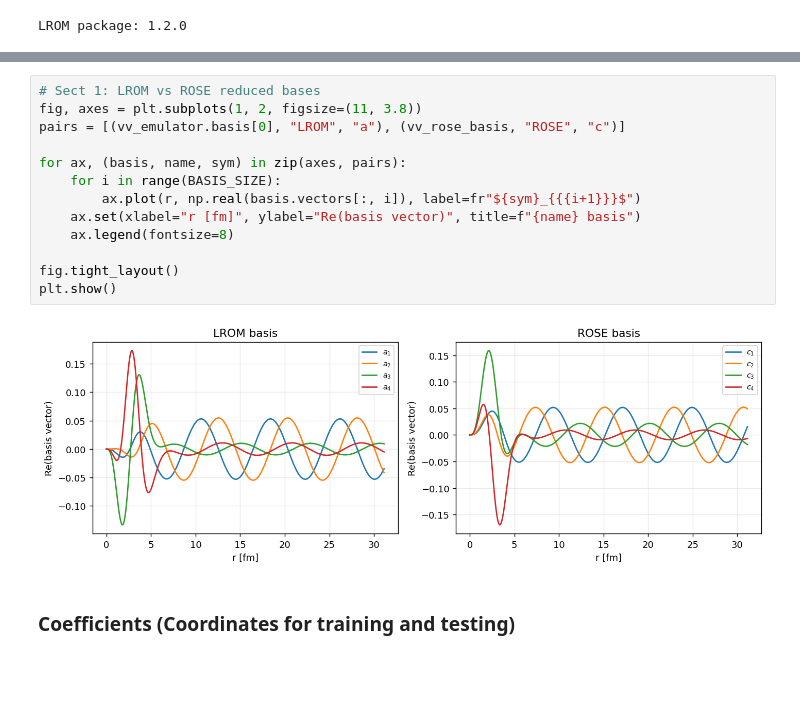
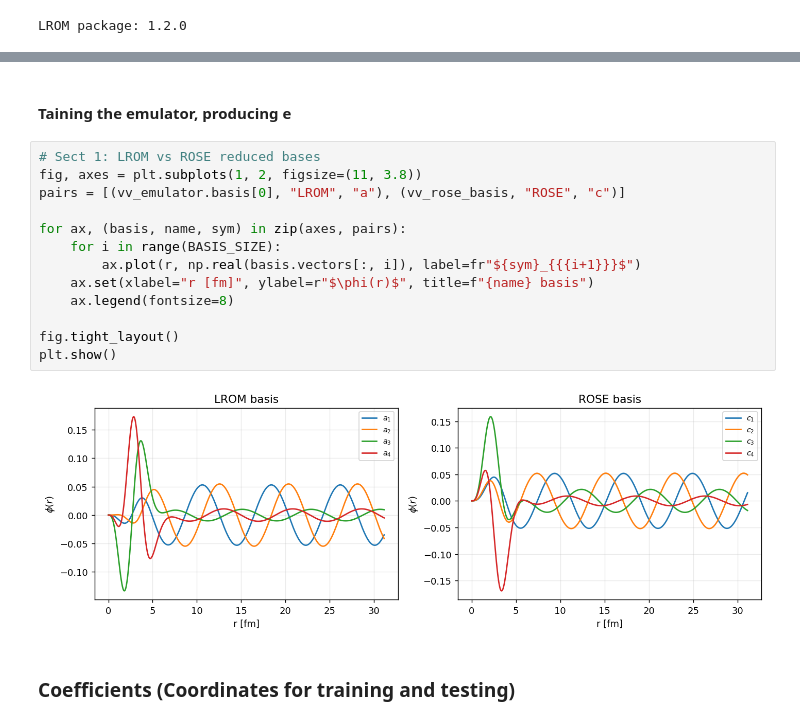
Before and after one commit to nitrogen5052/Learning-Reduced-Order-Models, a Jupyter notebook: notebooks/01_rbm_vs_lrom_single_wavefunction.ipynb, the cells around one changed output, grey strips where cells are left out. Drawn from its saved outputs; the diff is of its cells as text; blank space fills up the shorter version.

```diff
--- a/notebooks/01_rbm_vs_lrom_single_wavefunction.ipynb
+++ b/notebooks/01_rbm_vs_lrom_single_wavefunction.ipynb
@@ -173,21 +182,23 @@ fig.colorbar(plt.cm.ScalarMappable(norm=norm, cmap="viridis"), ax=axes, label="V
 plt.show()
 # %% [output]
 [figure]
+# %% [markdown]
+#### Taining the emulator, producing e
 # %%
 # Sect 1: LROM vs ROSE reduced bases
 fig, axes = plt.subplots(1, 2, figsize=(11, 3.8))
 pairs = [(vv_emulator.basis[0], "LROM", "a"), (vv_rose_basis, "ROSE", "c")]
 
 for ax, (basis, name, sym) in zip(axes, pairs):
     for i in range(BASIS_SIZE):
         ax.plot(r, np.real(basis.vectors[:, i]), label=fr"${sym}_{{{i+1}}}$")
-    ax.set(xlabel="r [fm]", ylabel="Re(basis vector)", title=f"{name} basis")
+    ax.set(xlabel="r [fm]", ylabel=r"$\phi(r)$", title=f"{name} basis")
     ax.legend(fontsize=8)
 
 fig.tight_layout()
 plt.show()
 # %% [output]
-[figure, old version]
+[figure, new version]
 # %% [markdown]
 ### Coefficients (Coordinates for training and testing)
 # %%
```
Also changed, not shown: parts of 26 cells of this notebook.
